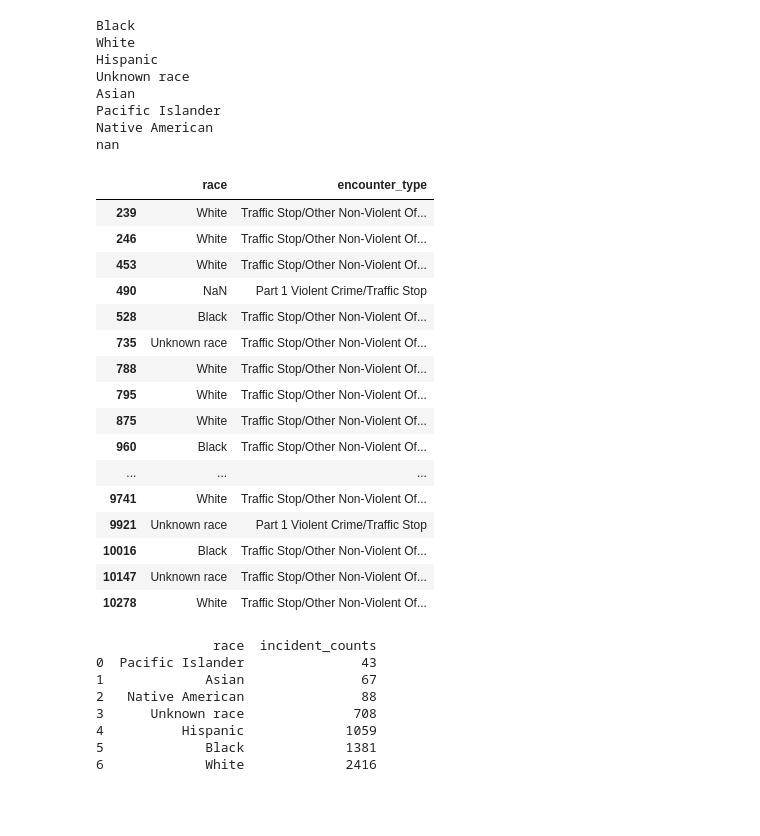
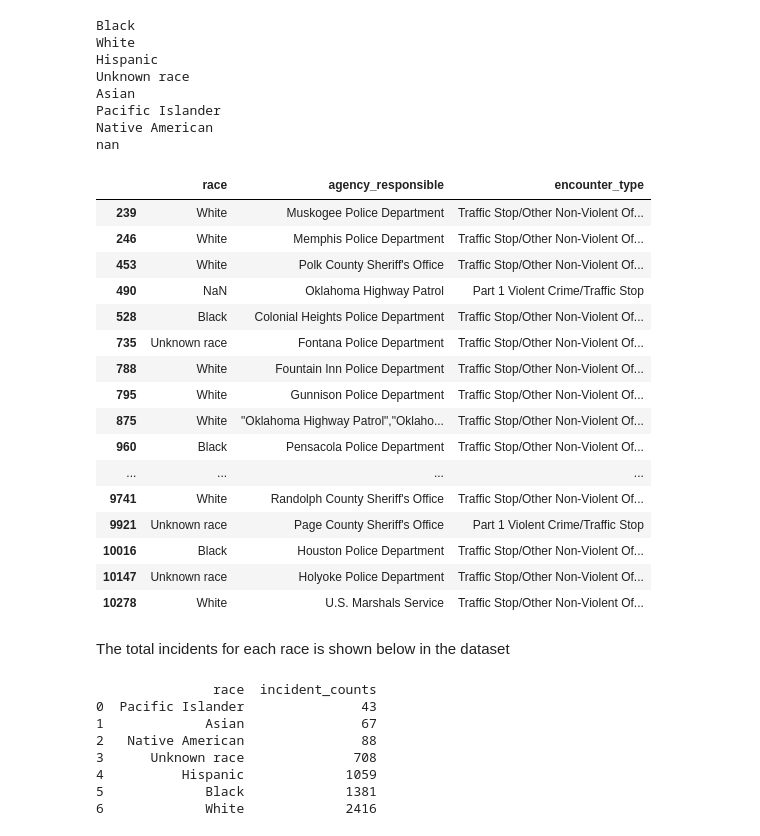
Before and after one commit to Harshinikavuru/amazon-scraper, a Jupyter notebook: Police_killings.ipynb, the cells around one changed output. Cells and saved outputs as stored; diff of their text form; code cells hidden in the pictures; blank space fills up the shorter version.

```diff
--- a/Police_killings.ipynb
+++ b/Police_killings.ipynb
@@ -380,23 +384,25 @@ Pacific Islander
 Native American
 nan
 # %%
-data_race.loc[data_race['encounter_type']. isin([ 'Traffic Stop/Other Non-Violent Offense','Part 1 Violent Crime/Traffic Stop'])]
+data_race_agencies.loc[data_race_agencies['encounter_type']. isin([ 'Traffic Stop/Other Non-Violent Offense','Part 1 Violent Crime/Traffic Stop'])]
 # %% [output]
-|  | race | encounter_type |
-| 239 | White | Traffic Stop/Other Non-Violent Of... |
-| 246 | White | Traffic Stop/Other Non-Violent Of... |
-| 453 | White | Traffic Stop/Other Non-Violent Of... |
-| 490 | NaN | Part 1 Violent Crime/Traffic Stop |
-| 528 | Black | Traffic Stop/Other Non-Violent Of... |
-| 735 | Unknown race | Traffic Stop/Other Non-Violent Of... |
-| 788 | White | Traffic Stop/Other Non-Violent Of... |
-| 795 | White | Traffic Stop/Other Non-Violent Of... |
-| 875 | White | Traffic Stop/Other Non-Violent Of... |
-| 960 | Black | Traffic Stop/Other Non-Violent Of... |
-| ... | ... | ... |
-| 9741 | White | Traffic Stop/Other Non-Violent Of... |
-| 9921 | Unknown race | Part 1 Violent Crime/Traffic Stop |
-| 10016 | Black | Traffic Stop/Other Non-Violent Of... |
-| 10147 | Unknown race | Traffic Stop/Other Non-Violent Of... |
-| 10278 | White | Traffic Stop/Other Non-Violent Of... |
+|  | race | agency_responsible | encounter_type |
+| 239 | White | Muskogee Police Department | Traffic Stop/Other Non-Violent Of... |
+| 246 | White | Memphis Police Department | Traffic Stop/Other Non-Violent Of... |
+| 453 | White | Polk County Sheriff's Office | Traffic Stop/Other Non-Violent Of... |
+| 490 | NaN | Oklahoma Highway Patrol | Part 1 Violent Crime/Traffic Stop |
+| 528 | Black | Colonial Heights Police Department | Traffic Stop/Other Non-Violent Of... |
+| 735 | Unknown race | Fontana Police Department | Traffic Stop/Other Non-Violent Of... |
+| 788 | White | Fountain Inn Police Department | Traffic Stop/Other Non-Violent Of... |
+| 795 | White | Gunnison Police Department | Traffic Stop/Other Non-Violent Of... |
+| 875 | White | "Oklahoma Highway Patrol","Oklaho... | Traffic Stop/Other Non-Violent Of... |
+| 960 | Black | Pensacola Police Department | Traffic Stop/Other Non-Violent Of... |
+| ... | ... | ... | ... |
+| 9741 | White | Randolph County Sheriff's Office | Traffic Stop/Other Non-Violent Of... |
+| 9921 | Unknown race | Page County Sheriff's Office | Part 1 Violent Crime/Traffic Stop |
+| 10016 | Black | Houston Police Department | Traffic Stop/Other Non-Violent Of... |
+| 10147 | Unknown race | Holyoke Police Department | Traffic Stop/Other Non-Violent Of... |
+| 10278 | White | U.S. Marshals Service | Traffic Stop/Other Non-Violent Of... |
+# %% [markdown]
+The total incidents for each race is shown below in the dataset
 # %%
```
Also changed, not shown: parts of 33 cells of this notebook.
